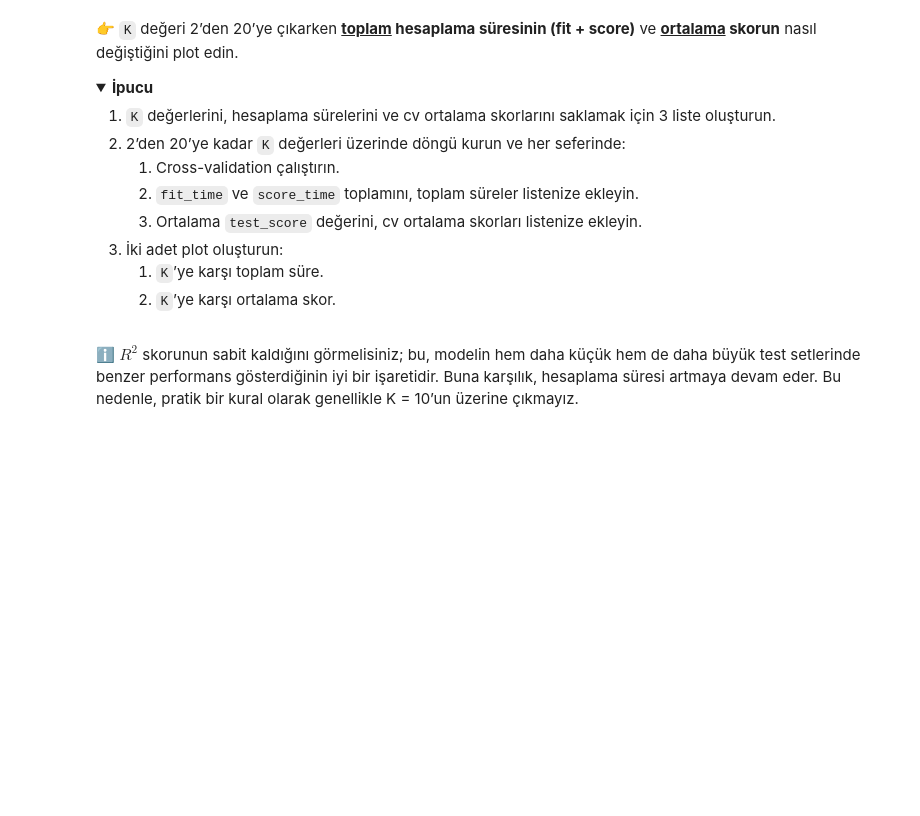
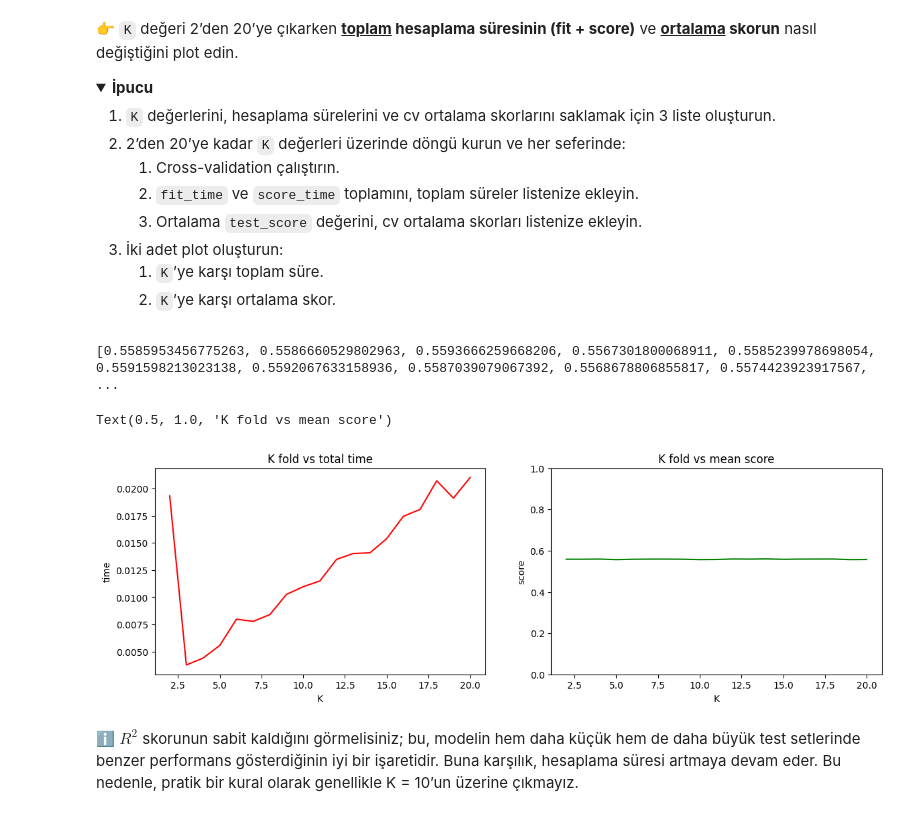
Before and after one commit to gamzeworkintech/S16D1-S-data-linear-regression, a Jupyter notebook: Linear_Regression.ipynb, the cells around one changed output. Drawn from its saved outputs; the diff is of its cells as text; code cells hidden in the pictures; folded sections open; blank space fills up the shorter version.

Commit message:
completed improved_score step

```diff
--- a/Linear_Regression.ipynb
+++ b/Linear_Regression.ipynb
@@ -144,3 +140,34 @@ git push origin master
+# %%
+K = []
+time = []
+score = []
+
+for k in range(2,21):
+    cv_results = cross_validate(model, X, y, cv= k)
+    time.append(sum(cv_results["fit_time"]) + sum(cv_results["score_time"]))
+    score.append(cv_results["test_score"].mean())
+    K.append(k)
+# %%
+print(score)
+# %% [output]
+[0.5585953456775263, 0.5586660529802963, 0.5593666259668206, 0.5567301800068911, 0.5585239978698054, 0.5591598213023138, 0.5592067633158936, 0.5587039079067392, 0.5568678806855817, 0.5574423923917567, ...
+# %%
+plt.figure(figsize= (14,4))
+plt.subplot(1,2,1)
+plt.plot(K, time, color = "red")
+plt.xlabel("K")
+plt.ylabel("time")
+plt.title("K fold vs total time")
+
+plt.subplot(1,2,2)
+plt.plot(K, score, color = "green")
+plt.ylim(0,1)
+plt.xlabel("K")
+plt.ylabel("score")
+plt.title("K fold vs mean score")
+# %% [output]
+Text(0.5, 1.0, 'K fold vs mean score')
+[figure, added]
 # %% [markdown]
 ℹ️ $R^2$ skorunun sabit kaldığını görmelisiniz; bu, modelin hem daha küçük hem de daha büyük test setlerinde benzer performans gösterdiğinin iyi bir işaretidir. Buna karşılık, hesaplama süresi artmaya devam eder. Bu nedenle, pratik bir kural olarak genellikle K = 10’un üzerine çıkmayız.
 # %% [markdown]
```
Also changed, not shown: parts of 19 cells of this notebook, 3 other files.
